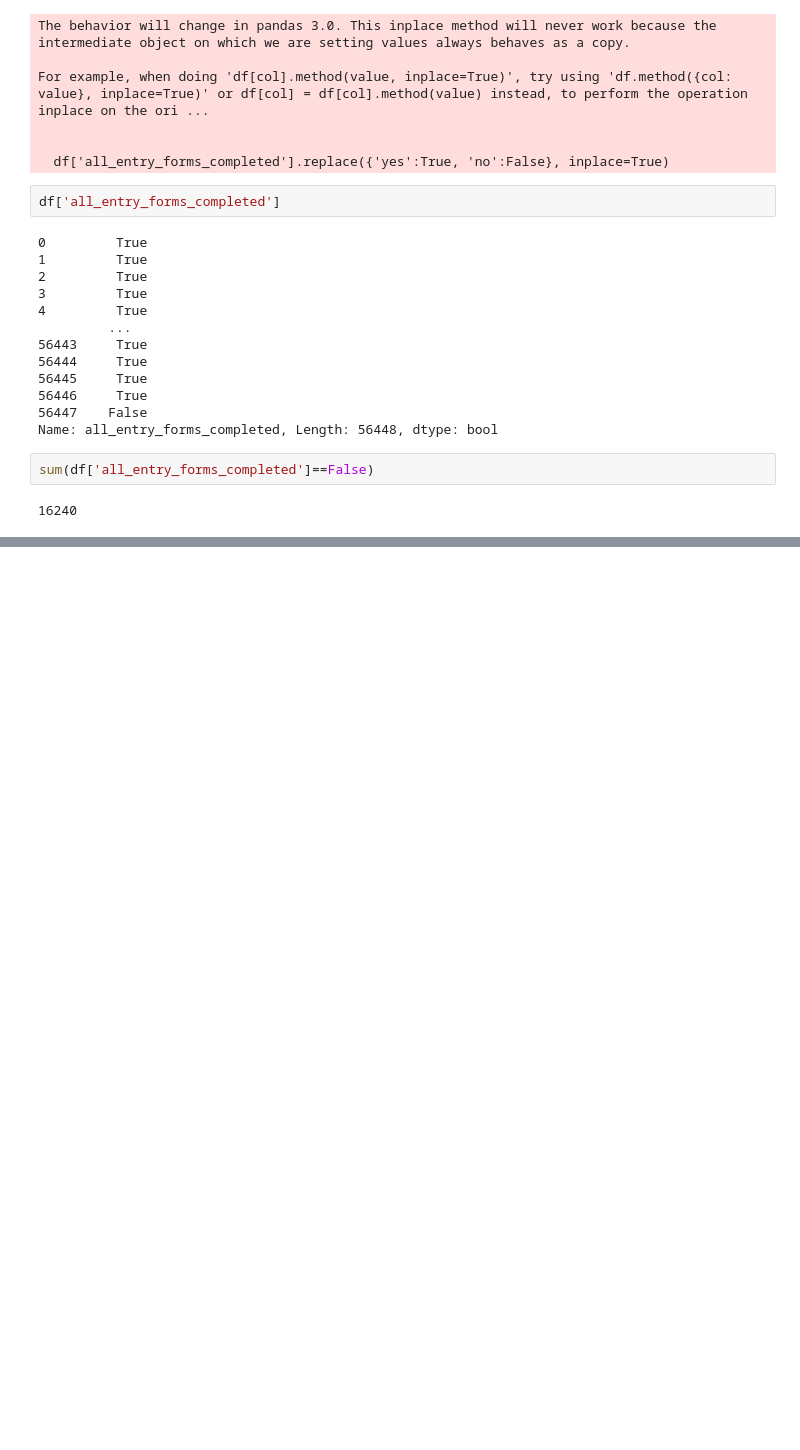
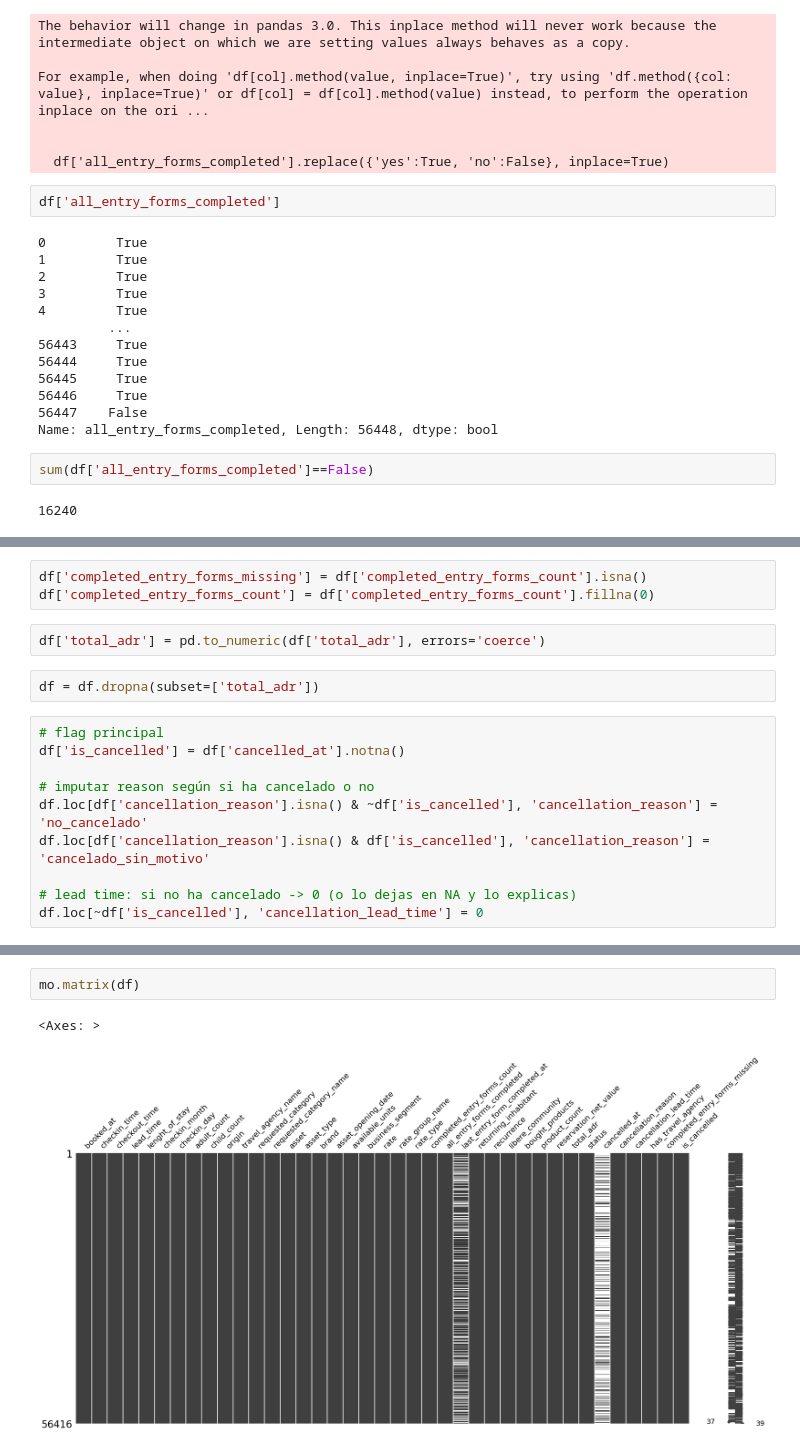
Before and after one commit to javierllorenteMon/RETO_06_VerdeOSCURO, a Jupyter notebook: 01-Limpieza.ipynb, the cells around one changed output, grey strips where cells are left out. Cells and saved outputs as stored; diff of their text form; blank space fills up the shorter version.

```diff
--- a/01-Limpieza.ipynb
+++ b/01-Limpieza.ipynb
@@ -199,0 +381,17 @@ sum(df['all_entry_forms_completed']==False)
+# %%
+df['completed_entry_forms_missing'] = df['completed_entry_forms_count'].isna()
+df['completed_entry_forms_count'] = df['completed_entry_forms_count'].fillna(0)
+# %%
+df['total_adr'] = pd.to_numeric(df['total_adr'], errors='coerce')
+# %%
+df = df.dropna(subset=['total_adr'])
+# %%
+# flag principal
+df['is_cancelled'] = df['cancelled_at'].notna()
+
+# imputar reason según si ha cancelado o no
+df.loc[df['cancellation_reason'].isna() & ~df['is_cancelled'], 'cancellation_reason'] = 'no_cancelado'
+df.loc[df['cancellation_reason'].isna() & df['is_cancelled'], 'cancellation_reason'] = 'cancelado_sin_motivo'
+
+# lead time: si no ha cancelado -> 0 (o lo dejas en NA y lo explicas)
+df.loc[~df['is_cancelled'], 'cancellation_lead_time'] = 0
@@ -199,0 +407,5 @@ sum(df['all_entry_forms_completed']==False)
+# %%
+mo.matrix(df)
+# %% [output]
+<Axes: >
+[figure, added]
```
Also changed, not shown: parts of 20 cells of this notebook.
